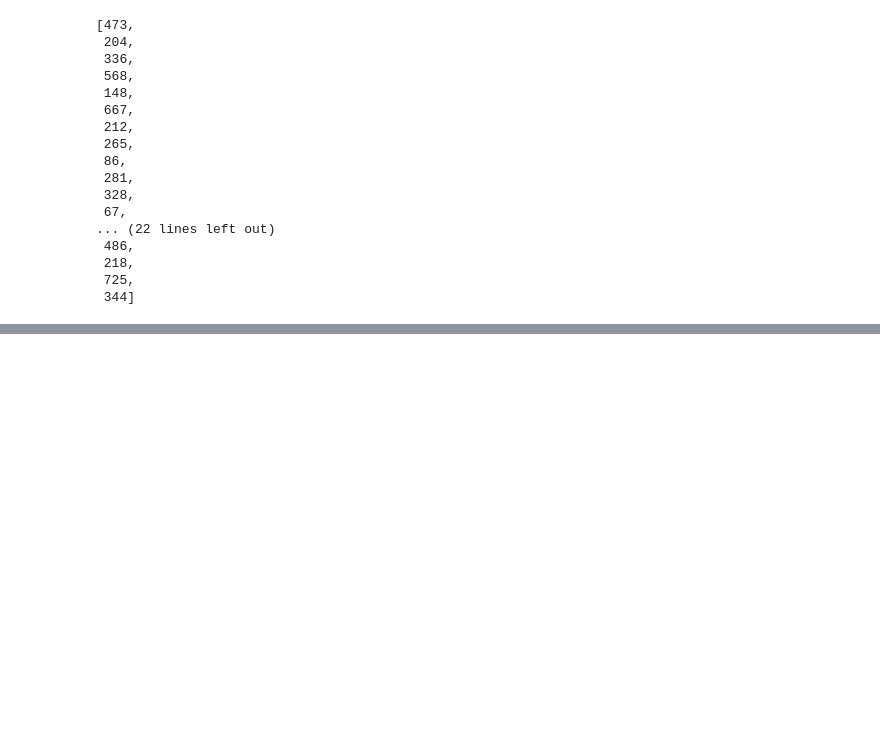
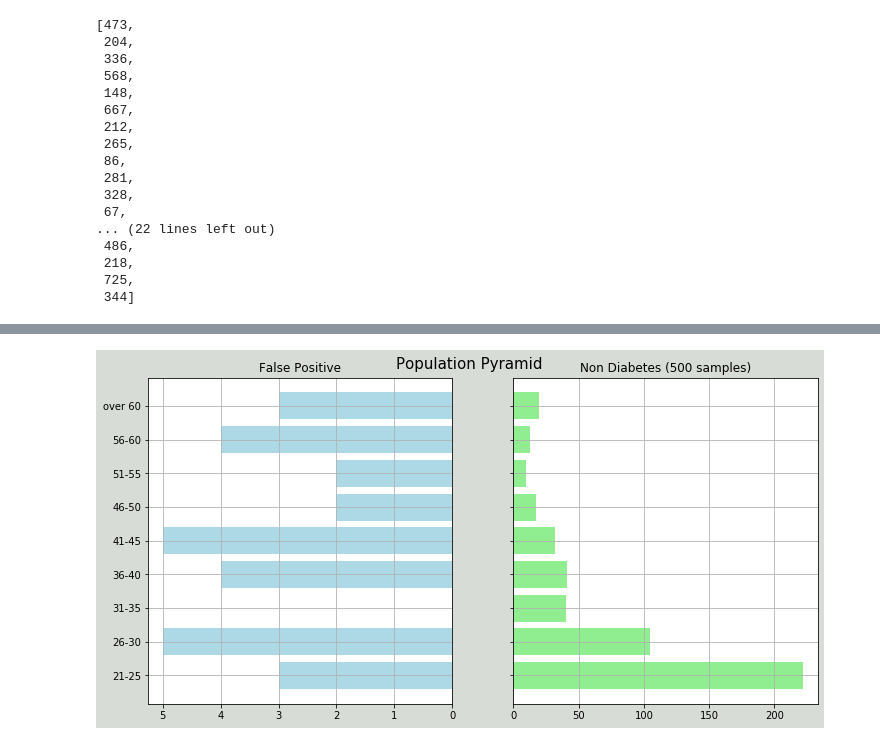
Before and after one commit to yukaberry/portfolio_forecasting_diabetes, a Jupyter notebook: notebooks/modeling_turning.ipynb, the cells around one changed output, grey strips where cells are left out. Drawn from its saved outputs; the diff is of its cells as text; code cells hidden in the pictures; blank space fills up the shorter version.

```diff
--- a/notebooks/modeling_turning.ipynb
+++ b/notebooks/modeling_turning.ipynb
@@ -587,0 +857,7 @@ df_fp_fn
+# %%
+age_data ={"age": ['21-25','26-30','31-35','36-40','41-45','46-50','51-55','56-60','over 60'],
+           "False Positive": [3, 5, 0, 4, 5, 2, 2, 4,3],
+           "Non Diabetes (500 samples)": [222, 105,  40,  41,  32,  17,  10,  13,  20]}
+# %%
+age_df = pd.DataFrame(age_data)
+age_df
@@ -587,0 +883,28 @@ df_fp_fn
+# %%
+y = range(0, len(age_df))
+x_fp = age_df['False Positive']
+x_sample = age_df['Non Diabetes (500 samples)']
+
+#define plot parameters
+fig, axes = plt.subplots(ncols=2, sharey=True, figsize=(12, 6))
+
+#specify background color and plot title
+fig.patch.set_facecolor('xkcd:light grey')
+plt.figtext(.5,.9,"Population Pyramid ", fontsize=15, ha='center')
+
+#define 'False Positive' and 'Non Diabetes (500 samples)' bars
+axes[0].barh(y, x_fp, align='center', color='lightblue')
+axes[0].set(title='False Positive')
+axes[1].barh(y, x_sample, align='center', color='lightgreen')
+axes[1].set(title='Non Diabetes (500 samples)')
+
+#adjust grid parameters and specify labels for y-axis
+axes[1].grid()
+axes[0].set(yticks=y, yticklabels=age_df['age'])
+axes[0].invert_xaxis()
+axes[0].grid()
+
+#display plot
+plt.show()
+# %% [output]
+[figure, added]
```
Also changed, not shown: parts of 32 cells of this notebook, 5 other files.
